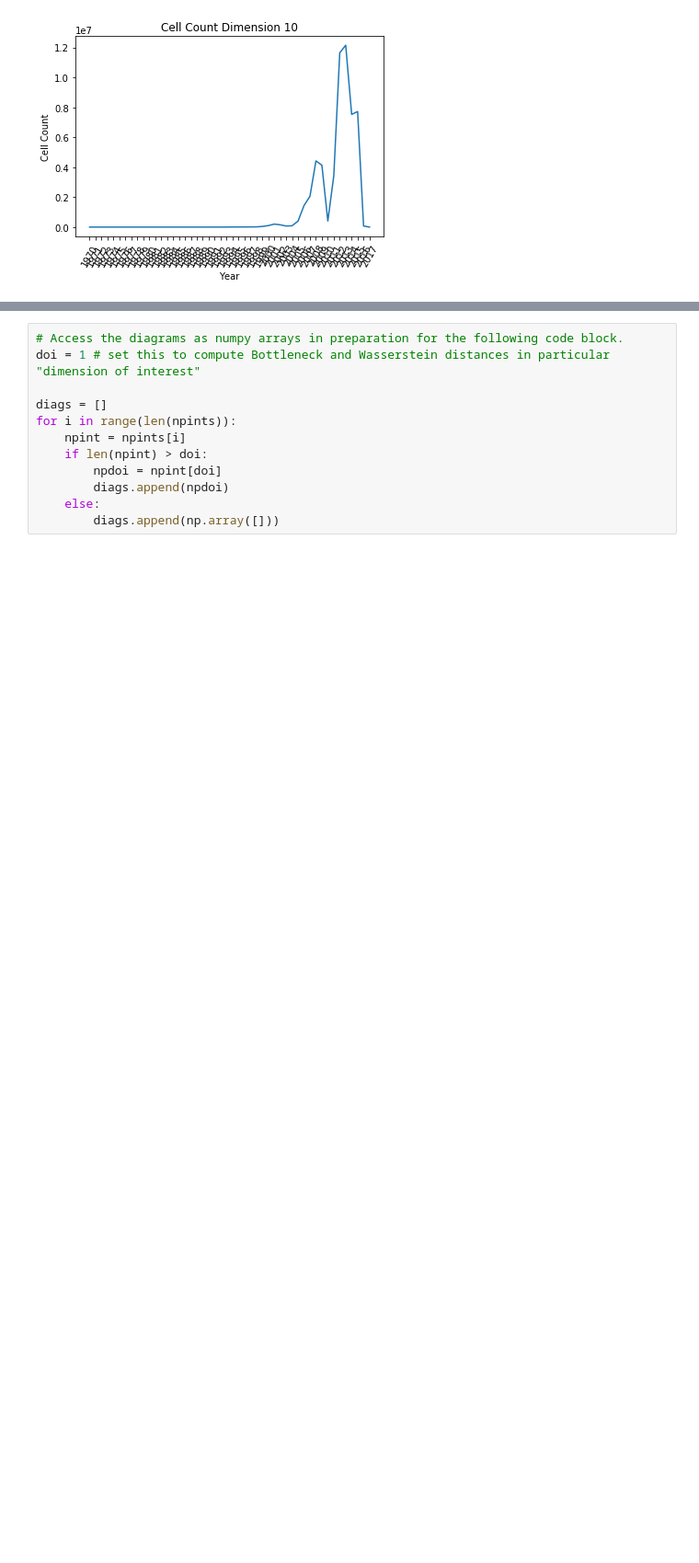
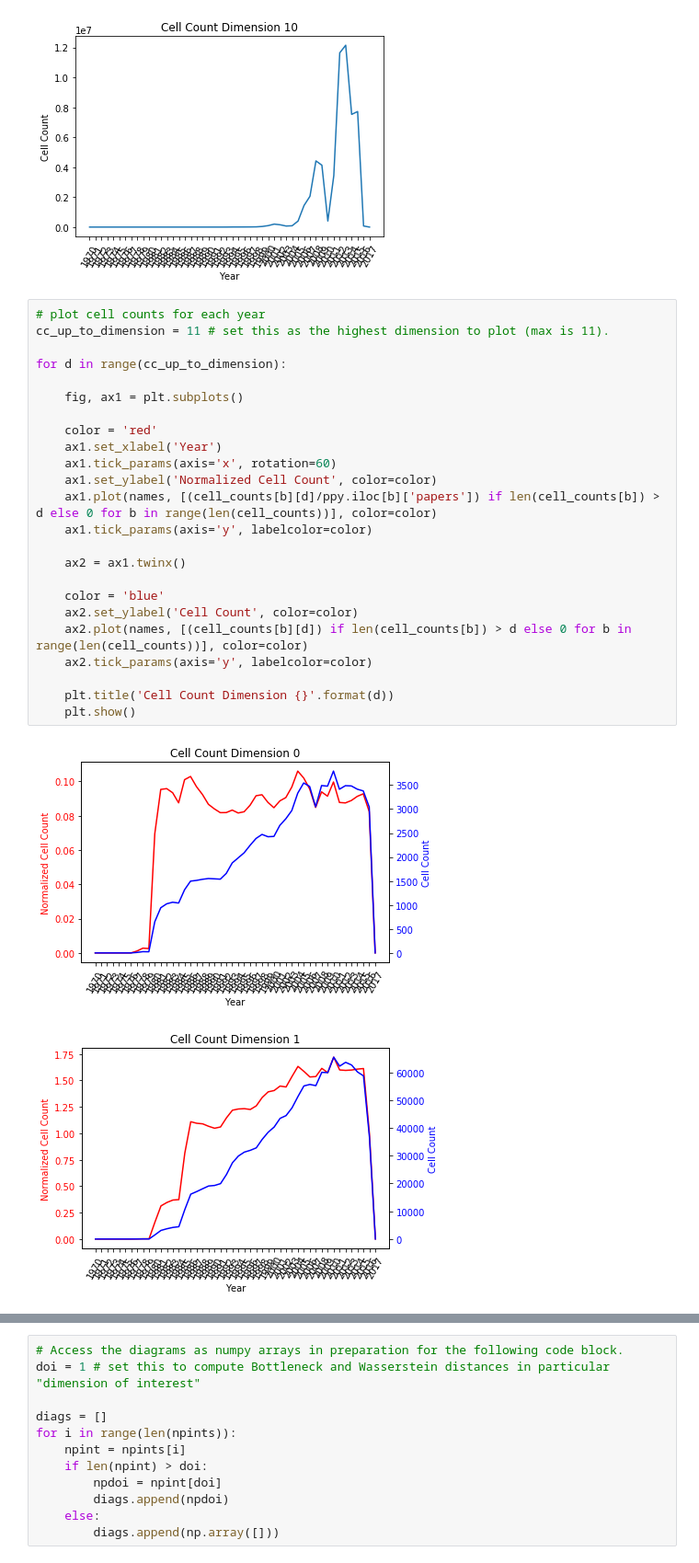
Before and after one commit to rfunklab/network_structure, a Jupyter notebook: notebooks/Temporal Knowledge-APS.ipynb, the cells around one changed output, grey strips where cells are left out. Shown at 92% size. Drawn from its saved outputs; the diff is of its cells as text; blank space fills up the shorter version.

```diff
--- a/notebooks/Temporal Knowledge-APS.ipynb
+++ b/notebooks/Temporal Knowledge-APS.ipynb
@@ -172,3 +220,30 @@ for d in range(cc_up_to_dimension):
 [figure]
 [figure]
 [figure]
+# %%
+# plot cell counts for each year
+cc_up_to_dimension = 11 # set this as the highest dimension to plot (max is 11).
+
+for d in range(cc_up_to_dimension):
+
+    fig, ax1 = plt.subplots()
+
+    color = 'red'
+    ax1.set_xlabel('Year')
+    ax1.tick_params(axis='x', rotation=60)
+    ax1.set_ylabel('Normalized Cell Count', color=color)
+    ax1.plot(names, [(cell_counts[b][d]/ppy.iloc[b]['papers']) if len(cell_counts[b]) > d else 0 for b in range(len(cell_counts))], color=color)
+    ax1.tick_params(axis='y', labelcolor=color)
+
+    ax2 = ax1.twinx()
+
+    color = 'blue'
+    ax2.set_ylabel('Cell Count', color=color)
+    ax2.plot(names, [(cell_counts[b][d]) if len(cell_counts[b]) > d else 0 for b in range(len(cell_counts))], color=color)
+    ax2.tick_params(axis='y', labelcolor=color)
+
+    plt.title('Cell Count Dimension {}'.format(d))
+    plt.show()
+# %% [output]
+[figure, added]
+[figure, added]
```
Also changed, not shown: parts of 6 cells of this notebook, 3 other files.
